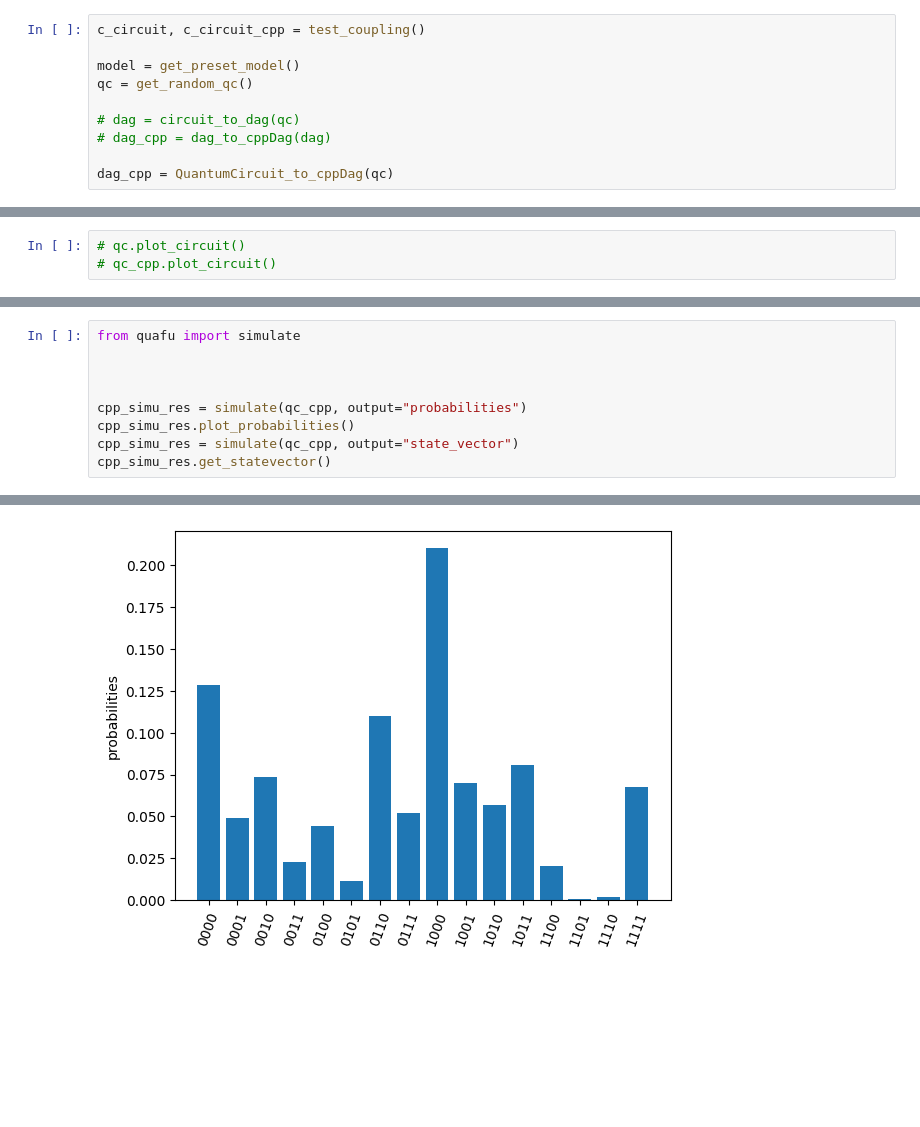
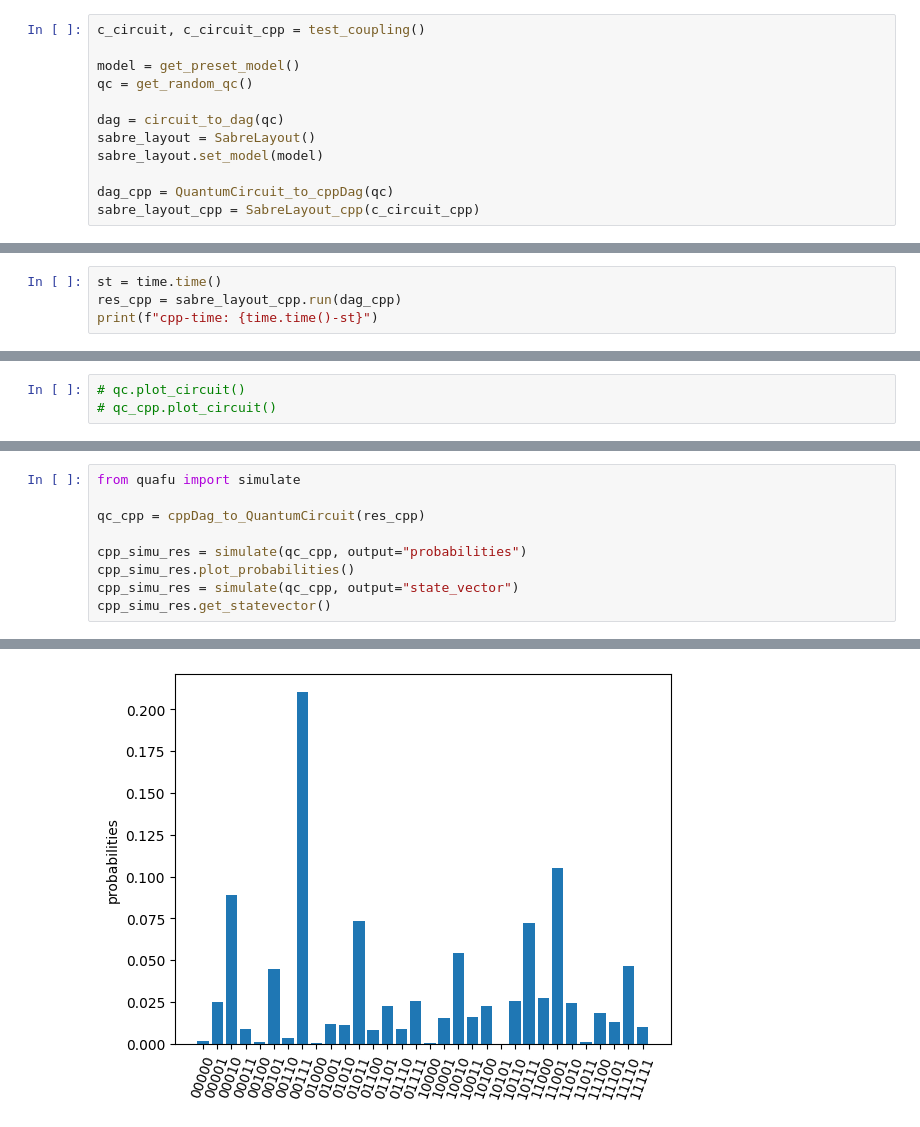
Before and after one commit to LeBlanc9/Sabre, a Jupyter notebook: test_cpp.ipynb, the cells around one changed output, grey strips where cells are left out. Drawn from its saved outputs; the diff is of its cells as text; blank space fills up the shorter version.

Commit message:
Visualization Module Isolation.

```diff
--- a/test_cpp.ipynb
+++ b/test_cpp.ipynb
@@ -48,10 +41,12 @@ c_circuit, c_circuit_cpp = test_coupling()
 model = get_preset_model()
 qc = get_random_qc()
 
-# dag = circuit_to_dag(qc)
-# dag_cpp = dag_to_cppDag(dag)
+dag = circuit_to_dag(qc)
+sabre_layout = SabreLayout()
+sabre_layout.set_model(model)
 
 dag_cpp = QuantumCircuit_to_cppDag(qc)
+sabre_layout_cpp = SabreLayout_cpp(c_circuit_cpp)
 # %% [output]
 Backend Created
 Model with backend created
@@ -70,0 +64,4 @@ Run sabre layout !
+# %%
+st = time.time()
+res_cpp = sabre_layout_cpp.run(dag_cpp)
+print(f"cpp-time: {time.time()-st}")
@@ -91,7 +114,7 @@ array([ 0.34814173+0.08623773j,  0.21570965+0.40450444j,
 # %%
 from quafu import simulate
 
-
+qc_cpp = cppDag_to_QuantumCircuit(res_cpp)
 
 cpp_simu_res = simulate(qc_cpp, output="probabilities")
 cpp_simu_res.plot_probabilities()
@@ -109,4 +140,4 @@ array([ 0.34814173+0.08623773j,  0.25772015+0.08547487j,
-[figure, old version]
+[figure, new version]
 # %%
 print("---- python ----")
 
```
Also changed, not shown: parts of 14 cells of this notebook, 19 other files.
